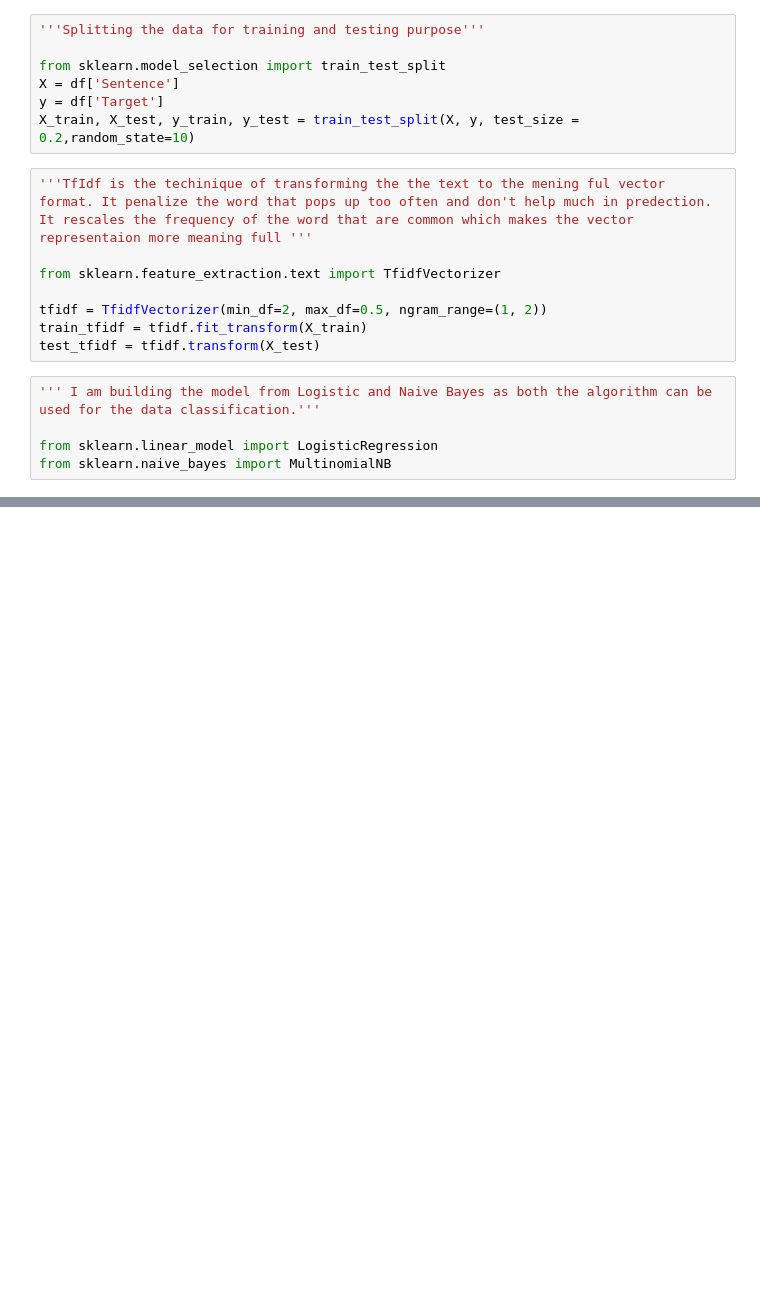
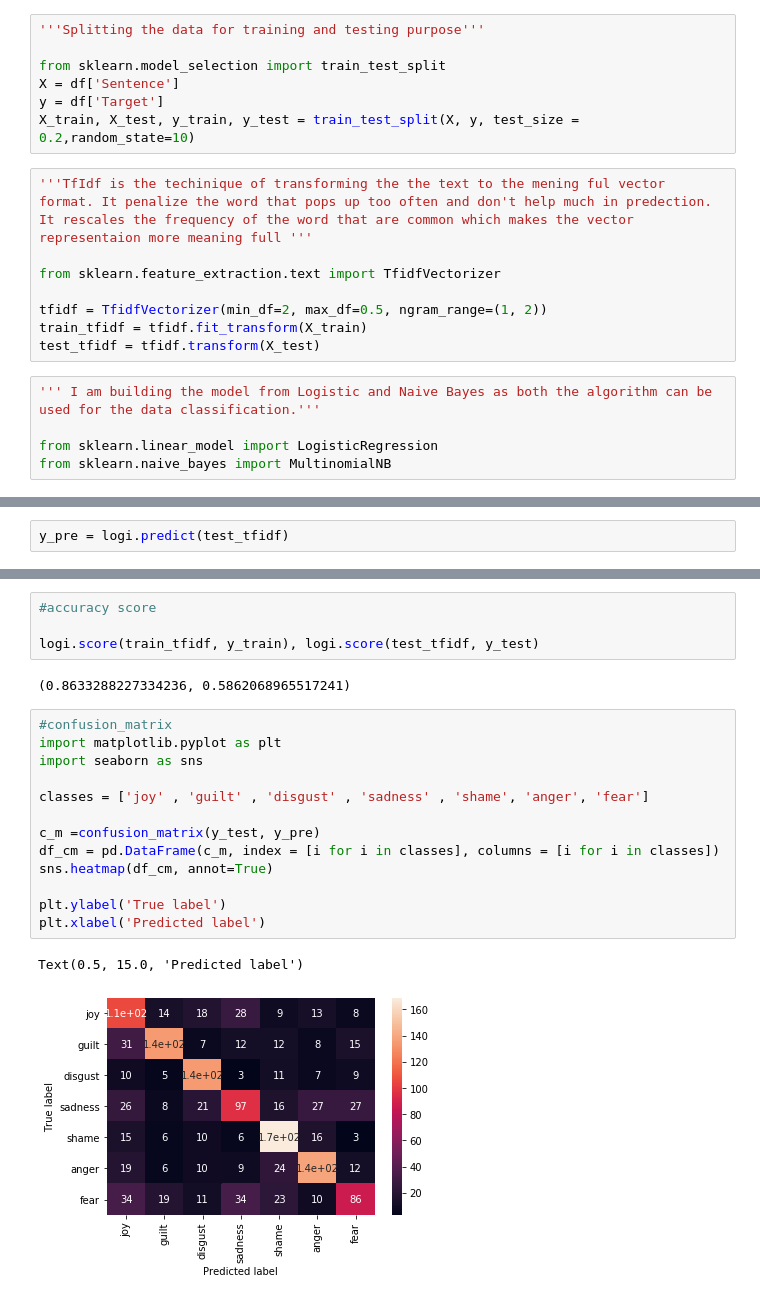
Before and after one commit to saras108/Sentiment_Analysis, a Jupyter notebook: nlp.ipynb, the cells around one changed output, grey strips where cells are left out. Cells and saved outputs as stored; diff of their text form; blank space fills up the shorter version.

```diff
--- a/nlp.ipynb
+++ b/nlp.ipynb
@@ -139,2 +141,4 @@ lr.score(train_tfidf, y_train), lr.score(test_tfidf, y_test)
 # %% [output]
 (0.8633288227334236, 0.5862068965517241)
+# %%
+y_pre = logi.predict(test_tfidf)
@@ -140,0 +163,22 @@ lr.score(train_tfidf, y_train), lr.score(test_tfidf, y_test)
+# %%
+#accuracy score
+
+logi.score(train_tfidf, y_train), logi.score(test_tfidf, y_test)
+# %% [output]
+(0.8633288227334236, 0.5862068965517241)
+# %%
+#confusion_matrix
+import matplotlib.pyplot as plt
+import seaborn as sns
+
+classes = ['joy' , 'guilt' , 'disgust' , 'sadness' , 'shame', 'anger', 'fear']
+
+c_m =confusion_matrix(y_test, y_pre)
+df_cm = pd.DataFrame(c_m, index = [i for i in classes], columns = [i for i in classes])
+sns.heatmap(df_cm, annot=True)
+
+plt.ylabel('True label')
+plt.xlabel('Predicted label')
+# %% [output]
+Text(0.5, 15.0, 'Predicted label')
+[figure, added]
```
Also changed, not shown: parts of 16 cells of this notebook, 4 other files.
